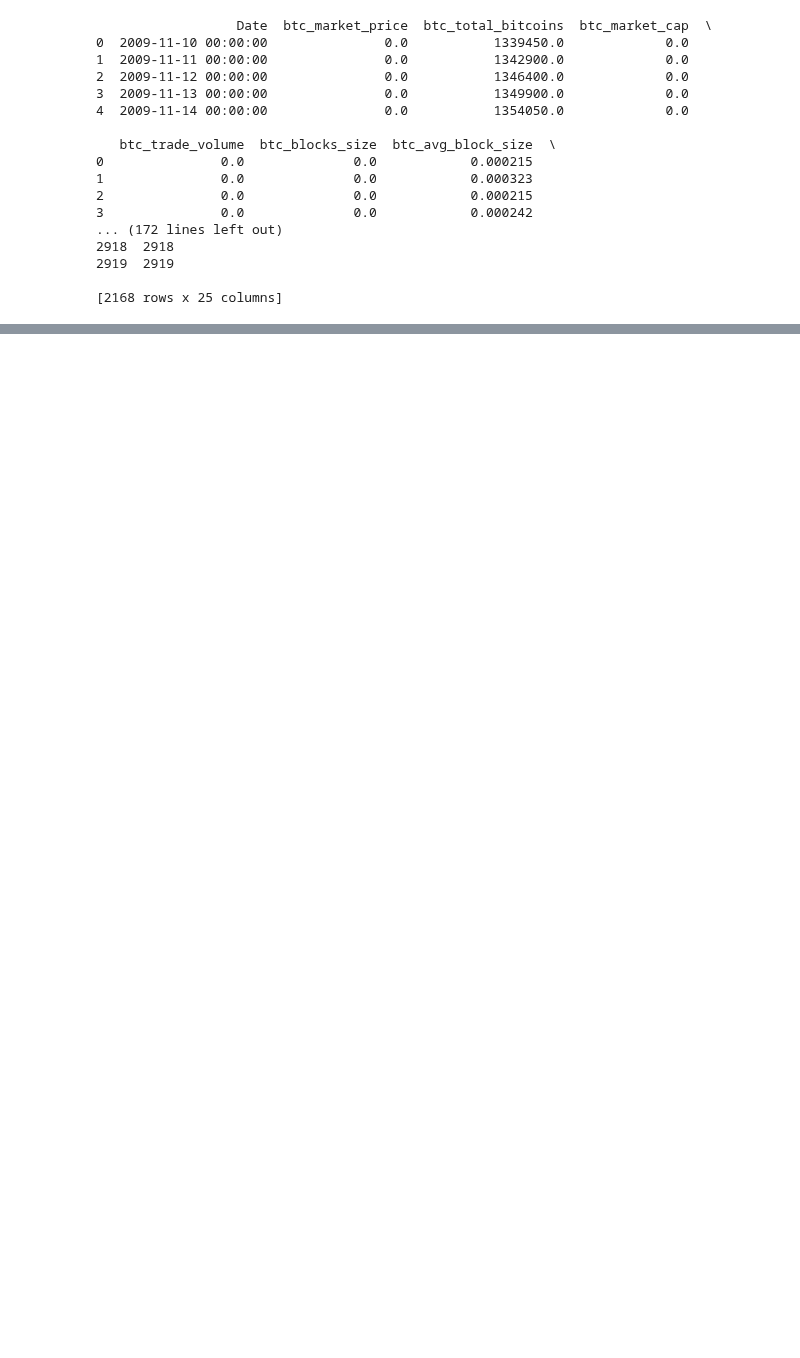
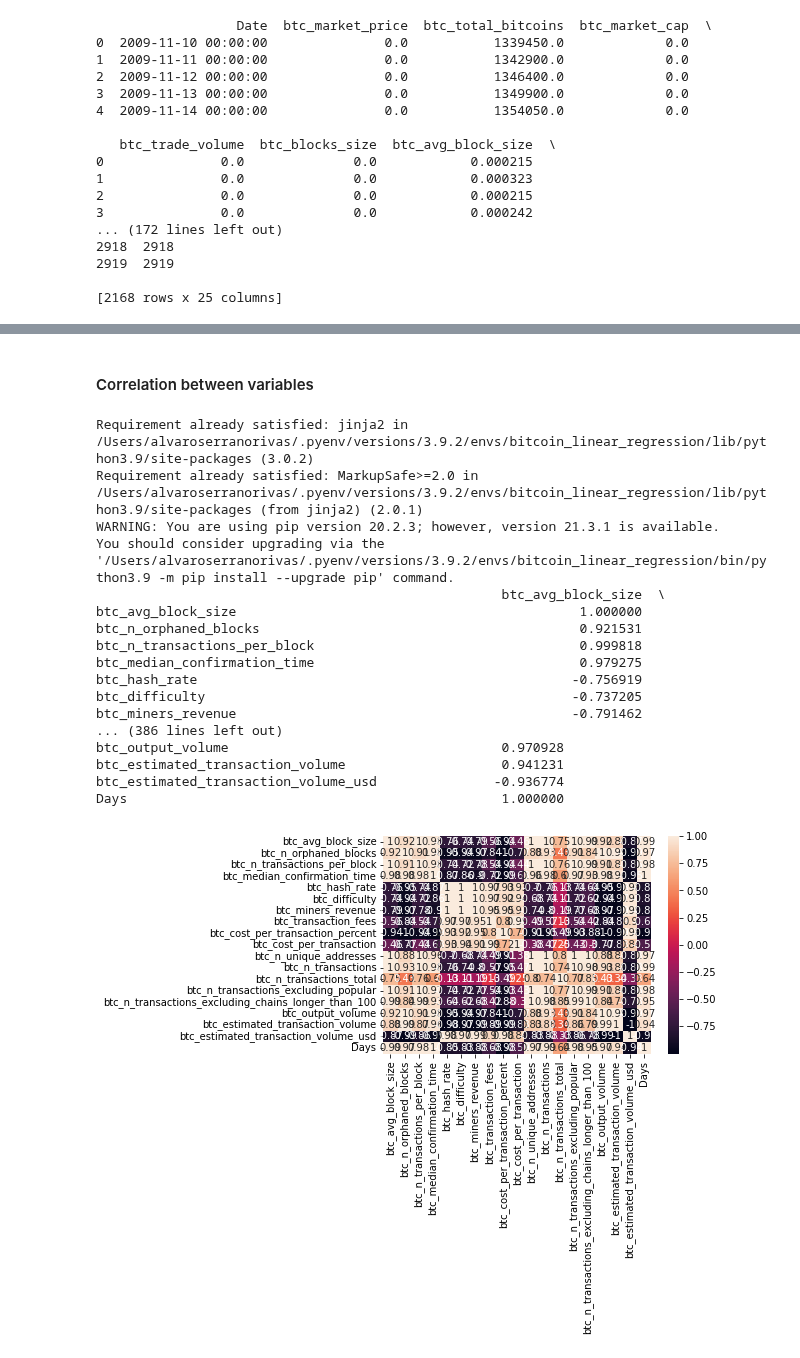
Before and after one commit to alvaroserrrano/BitcoinLinearRegression, a Jupyter notebook: bitcoin_linear_regression.ipynb, the cells around one changed output, grey strips where cells are left out. Drawn from its saved outputs; the diff is of its cells as text; code cells hidden in the pictures; blank space fills up the shorter version.

```diff
--- a/bitcoin_linear_regression.ipynb
+++ b/bitcoin_linear_regression.ipynb
@@ -93,0 +110,28 @@ print(BTC_data[BTC_data["btc_median_confirmation_time"] > 0])
+# %% [markdown]
+#### Correlation between variables
+# %%
+
+corr = BTC_data.corr()
+corr = corr.iloc[1:4, 5:25].corr()
+# Plot correlation matrix
+sns.heatmap(corr, annot=True, xticklabels=corr.columns, yticklabels=corr.columns)
+print(corr)
+# %% [output]
+Requirement already satisfied: jinja2 in /Users/alvaroserranorivas/.pyenv/versions/3.9.2/envs/bitcoin_linear_regression/lib/python3.9/site-packages (3.0.2)
+Requirement already satisfied: MarkupSafe>=2.0 in /Users/alvaroserranorivas/.pyenv/versions/3.9.2/envs/bitcoin_linear_regression/lib/python3.9/site-packages (from jinja2) (2.0.1)
+WARNING: You are using pip version 20.2.3; however, version 21.3.1 is available.
+You should consider upgrading via the '/Users/alvaroserranorivas/.pyenv/versions/3.9.2/envs/bitcoin_linear_regression/bin/python3.9 -m pip install --upgrade pip' command.
+                                                    btc_avg_block_size  \
+btc_avg_block_size                                            1.000000
+btc_n_orphaned_blocks                                         0.921531
+btc_n_transactions_per_block                                  0.999818
+btc_median_confirmation_time                                  0.979275
+btc_hash_rate                                                -0.756919
+btc_difficulty                                               -0.737205
+btc_miners_revenue                                           -0.791462
+... (386 lines left out)
+btc_output_volume                                   0.970928
+btc_estimated_transaction_volume                    0.941231
+btc_estimated_transaction_volume_usd               -0.936774
+Days                                                1.000000
+[figure, added]
```
Also changed, not shown: parts of 13 cells of this notebook.
